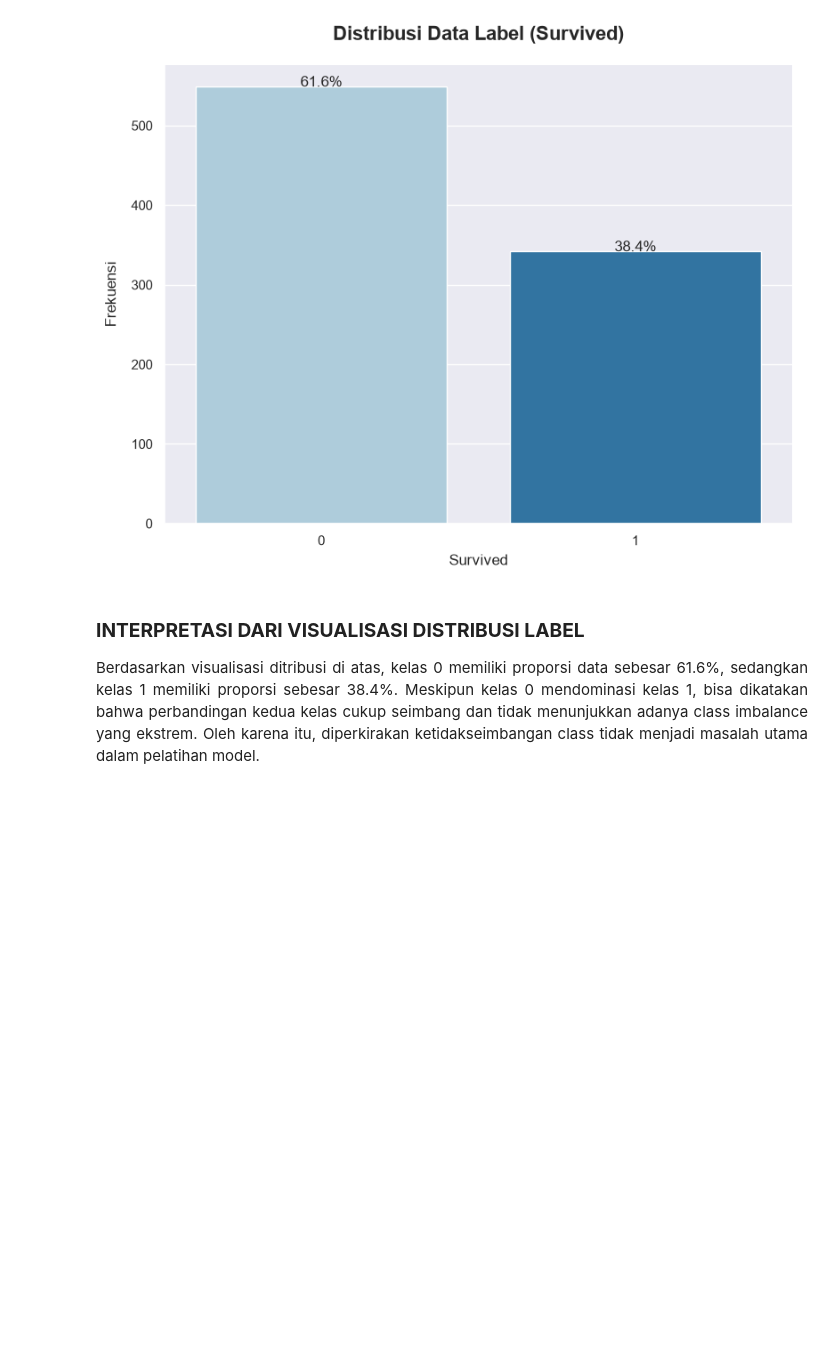
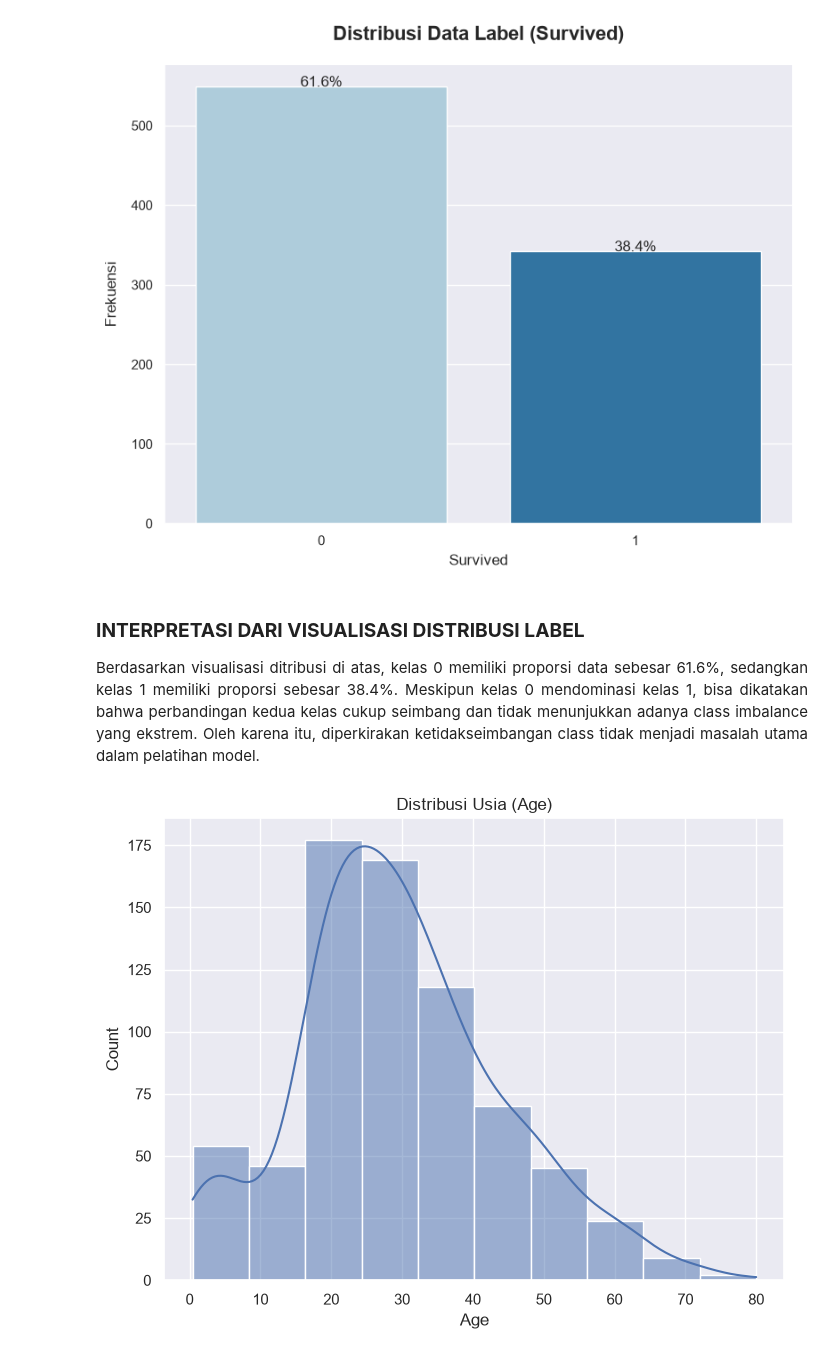
Before and after one commit to jamaak/ml-titanic-machine-learning, a Jupyter notebook: notebook/cleaning-data.ipynb, the cells around one changed output. Cells and saved outputs as stored; diff of their text form; code cells hidden in the pictures; blank space fills up the shorter version.

Commit message:
feat(notebook): update ditribution age visualization

```diff
--- a/notebook/cleaning-data.ipynb
+++ b/notebook/cleaning-data.ipynb
@@ -183,3 +183,18 @@ Berdasarkan visualisasi ditribusi di atas, kelas 0 memiliki proporsi data sebesa
 Meskipun kelas 0 mendominasi kelas 1, bisa dikatakan bahwa perbandingan kedua kelas cukup seimbang dan tidak menunjukkan adanya class imbalance
 yang ekstrem. Oleh karena itu, diperkirakan ketidakseimbangan class tidak menjadi masalah utama dalam pelatihan model.
 </p>
+# %%
+# Check data numberik "age" secara histogram
+sns.set_theme(style="darkgrid")
+plt.figure(figsize=(8, 6))
+sns.histplot(
+    data=train_df,
+    x="Age",
+    bins=10,
+    kde=True,
+)
+
+plt.title("Distribusi Usia (Age)")
+plt.show()
+# %% [output]
+[figure, added]
```
